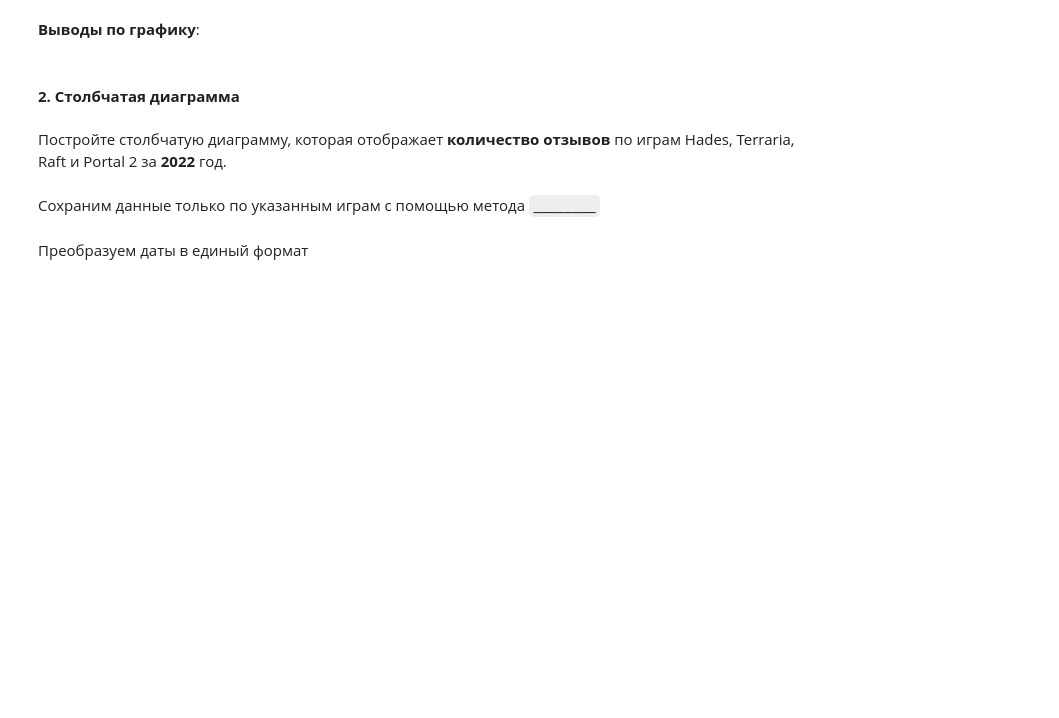
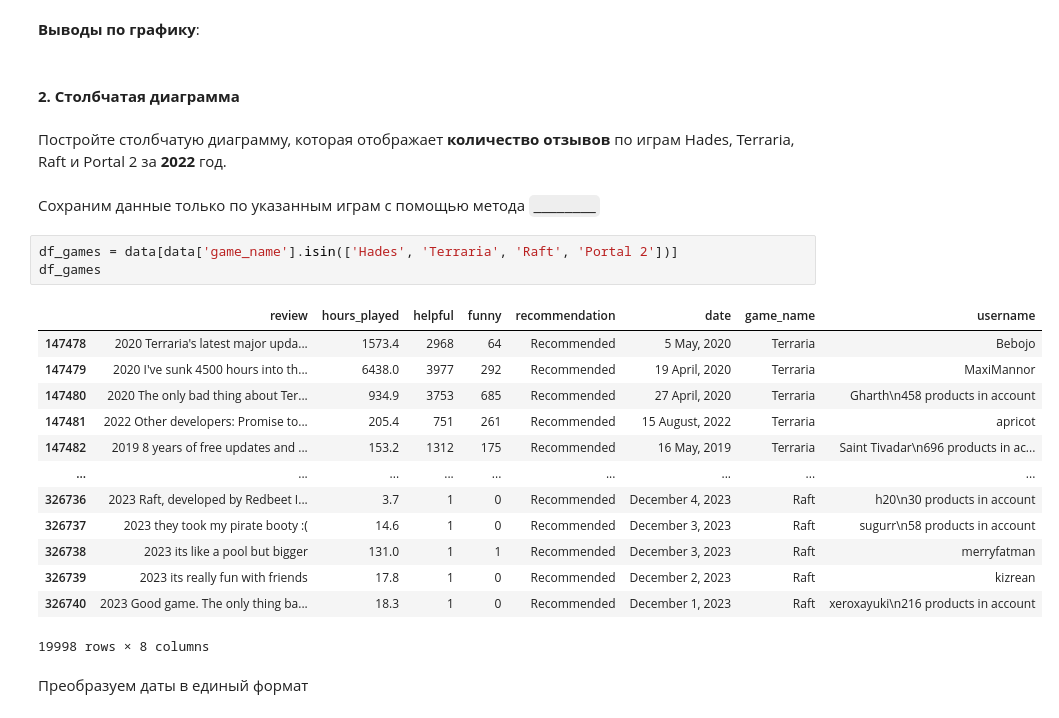
Before and after one commit to winter1x/top-python, a Jupyter notebook: анализ/matplotlib.ipynb, the cells around one changed output. Saved outputs shown, nothing was run; the diff lists cells and outputs as text; blank space fills up the shorter version.

```diff
--- a/анализ/matplotlib.ipynb
+++ b/анализ/matplotlib.ipynb
@@ -362,5 +375,22 @@ dtype: float64
 Постройте столбчатую диаграмму, которая отображает **количество отзывов** по играм Hades, Terraria, Raft и Portal 2 за **2022** год.
 # %% [markdown]
 Сохраним данные только по указанным играм с помощью метода `________`
+# %%
+df_games = data[data['game_name'].isin(['Hades', 'Terraria', 'Raft', 'Portal 2'])]
+df_games
+# %% [output]
+|  | review | hours_played | helpful | funny | recommendation | date | game_name | username |
+| 147478 | 2020 Terraria's latest major upda... | 1573.4 | 2968 | 64 | Recommended | 5 May, 2020 | Terraria | Bebojo |
+| 147479 | 2020 I've sunk 4500 hours into th... | 6438.0 | 3977 | 292 | Recommended | 19 April, 2020 | Terraria | MaxiMannor |
+| 147480 | 2020 The only bad thing about Ter... | 934.9 | 3753 | 685 | Recommended | 27 April, 2020 | Terraria | Gharth\n458 products in account |
+| 147481 | 2022 Other developers: Promise to... | 205.4 | 751 | 261 | Recommended | 15 August, 2022 | Terraria | apricot |
+| 147482 | 2019 8 years of free updates and ... | 153.2 | 1312 | 175 | Recommended | 16 May, 2019 | Terraria | Saint Tivadar\n696 products in ac... |
+| ... | ... | ... | ... | ... | ... | ... | ... | ... |
+| 326736 | 2023 Raft, developed by Redbeet I... | 3.7 | 1 | 0 | Recommended | December 4, 2023 | Raft | h20\n30 products in account |
+| 326737 | 2023 they took my pirate booty :( | 14.6 | 1 | 0 | Recommended | December 3, 2023 | Raft | sugurr\n58 products in account |
+| 326738 | 2023 its like a pool but bigger | 131.0 | 1 | 1 | Recommended | December 3, 2023 | Raft | merryfatman |
+| 326739 | 2023 its really fun with friends | 17.8 | 1 | 0 | Recommended | December 2, 2023 | Raft | kizrean |
+| 326740 | 2023 Good game. The only thing ba... | 18.3 | 1 | 0 | Recommended | December 1, 2023 | Raft | xeroxayuki\n216 products in account |
+19998 rows × 8 columns
 # %% [markdown]
 Преобразуем даты в единый формат
```
Also changed, not shown: parts of 8 cells of this notebook.
